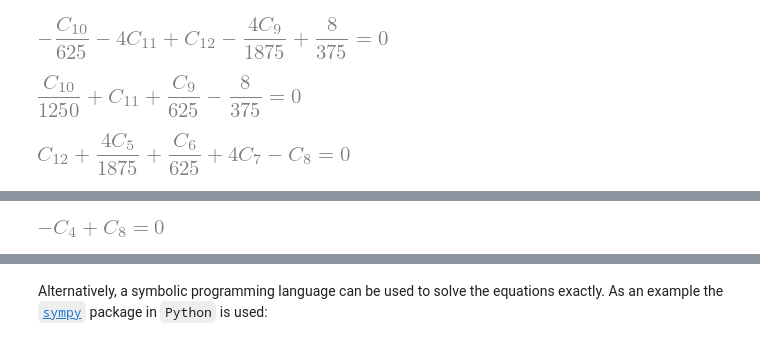
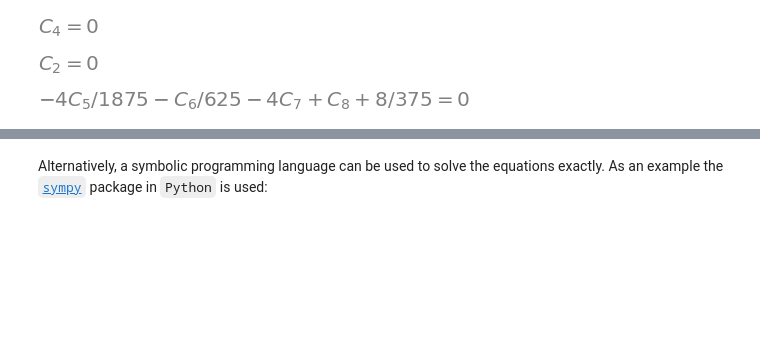
Before and after one commit to TUDelft-books/CT1000, a Jupyter notebook: book/week_2/session_1/intro.ipynb, the cells around one changed output, grey strips where cells are left out. Cells and saved outputs as stored; diff of their text form; code cells hidden in the pictures; blank space fills up the shorter version.

```diff
--- a/book/week_2/session_1/intro.ipynb
+++ b/book/week_2/session_1/intro.ipynb
@@ -275,76 +174,49 @@ Now, the full force distribution and displacements of the structure has been sol
 # %%
 import sympy as sym
 import numpy as np
 import matplotlib.pyplot as plt
 
 %config InlineBackend.figure_formats = ['svg']
 sym.init_printing()
 
 x = sym.symbols('x')
 
 q = 10
 EI = 5000
 EA = 20000
 F = 150
 
 q_AC = 0
-q_AD = 0
-q_CD = 0
-q_DE = 0
-q_EB = q
+q_BC = q
 
-C_1, C_2 = sym.symbols('C_1 C_2')
-C_3, C_4 = sym.symbols('C_3 C_4')
+C_1, C_2, C_3, C_4 = sym.symbols('C_1 C_2 C_3 C_4')
 C_5, C_6, C_7, C_8 = sym.symbols('C_5 C_6 C_7 C_8')
-C_9, C_10, C_11, C_12 = sym.symbols('C_9 C_10 C_11 C_12')
 
-N_AC = -sym.integrate(q_AC, x) + C_1
-eps_AC = N_AC/EA
-u_AC = sym.integrate(eps_AC, x) + C_2
+V_AC = -sym.integrate(q_AC, x) + C_1
+M_AC = sym.integrate(V_AC, x) + C_2
+kappa_AC = M_AC/EI
+phi_AC = sym.integrate(kappa_AC, x) + C_3
+w_AC = -sym.integrate(phi_AC, x) + C_4
 
-N_AD = -sym.integrate(q_AD, x) + C_3
-eps_AD  = N_AD/EA
-u_AD = sym.integrate(eps_AD, x) + C_4
+V_BC = -sym.integrate(q_BC, x) + C_5
+M_BC = sym.integrate(V_BC, x) + C_6
+kappa_BC = M_BC/EI
+phi_BC = sym.integrate(kappa_BC, x) + C_7
+w_BC = -sym.integrate(phi_BC, x) + C_8
 
-V_DE = -sym.integrate(q_DE, x) + C_5
-M_DE = sym.integrate(V_DE, x) + C_6
-kappa_DE = M_DE/EI
-phi_DE = sym.integrate(kappa_DE, x) + C_7
-w_DE = -sym.integrate(phi_DE, x) + C_8
+eq1 = sym.Eq(w_AC.subs(x,0),0)
+eq2 = sym.Eq(M_AC.subs(x,0),0)
+eq3 = sym.Eq(w_BC.subs(x,4),0)
+eq4 = sym.Eq(phi_BC.subs(x,4),0)
+eq5 = sym.Eq(w_AC.subs(x,4)-w_BC.subs(x,0),0)
+eq6 = sym.Eq(phi_AC.subs(x,4)-phi_BC.subs(x,0),0)
+eq7 = sym.Eq(M_AC.subs(x,4) - M_BC.subs(x,0),0)
+eq8 = sym.Eq(V_AC.subs(x,4) - V_BC.subs(x,0),0)
 
-V_EB = -sym.integrate(q_EB, x) + C_9
-M_EB = sym.integrate(V_EB, x) + C_10
-kappa_EB = M_EB/EI
-phi_EB = sym.integrate(kappa_EB, x) + C_11
-w_EB = -sym.integrate(phi_EB, x) + C_12
-
-eq1 = sym.Eq(w_EB.subs(x,4),0)
-eq2 = sym.Eq(phi_EB.subs(x,4),0)
-eq3 = sym.Eq(w_EB.subs(x,0)-w_DE.subs(x,4),0)
-eq4 = sym.Eq(phi_EB.subs(x,0)-phi_DE.subs(x,4),0)
-eq5 = sym.Eq(M_EB.subs(x,0) - M_DE.subs(x,4),0)
-eq6 = sym.Eq(V_EB.subs(x,0) - V_DE.subs(x,4),0)
-eq7 = sym.Eq(V_DE.subs(x,0) + N_AD.subs(x,0),0)
-eq8 = sym.Eq(M_DE.subs(x,0),0)
-eq9 = sym.Eq(w_DE.subs(x,0)-u_AD.subs(x,0),0)
-eq10 = sym.Eq(F + N_AC.subs(x,0)/5*4,0)
-eq11 = sym.Eq(u_AD.subs(x,9),0)
-eq12 = sym.Eq(u_AC.subs(x,10),0)
-
-display(eq1,eq2,eq3,eq4,eq5,eq6,eq7,eq8,eq9,eq10,eq11,eq12)
-print(sym.latex(eq11))
-print(sym.latex(eq12))
-print(sym.latex(eq10))
-print(sym.latex(eq9))
-print(sym.latex(eq7))
-print(sym.latex(eq8))
-print(sym.latex(eq3))
-print(sym.latex(eq4))
-print(sym.latex(eq6))
-print(sym.latex(eq5))
-print(sym.latex(eq2))
-print(sym.latex(eq1))
+display(eq1,eq2,eq3,eq4,eq5,eq6,eq7,eq8)
+for eq in [eq1, eq2, eq3, eq4, eq5, eq6, eq7, eq8]:
+    print(sym.latex(eq))
 # %% [output]
-[figure, old version]
+[figure, new version]
-[figure, old version]
+[figure, new version]
-[figure, old version]
+[figure, new version]
@@ -356 +227,0 @@ print(sym.latex(eq1))
-[figure, removed]
```
Also changed, not shown: parts of 13 cells of this notebook, 11 other files.
